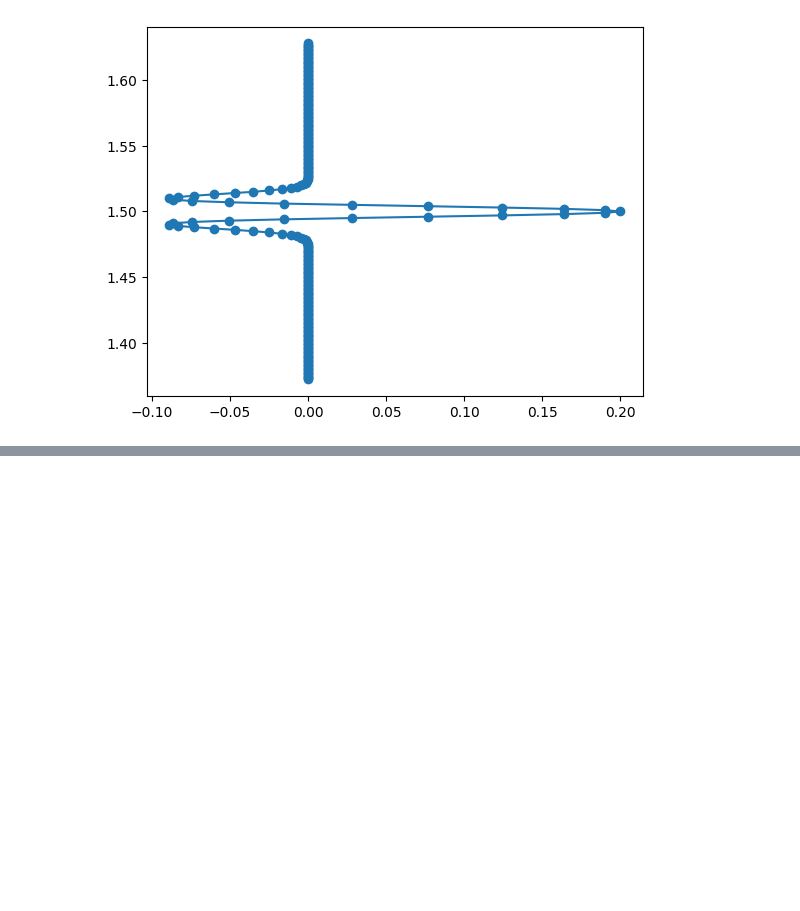
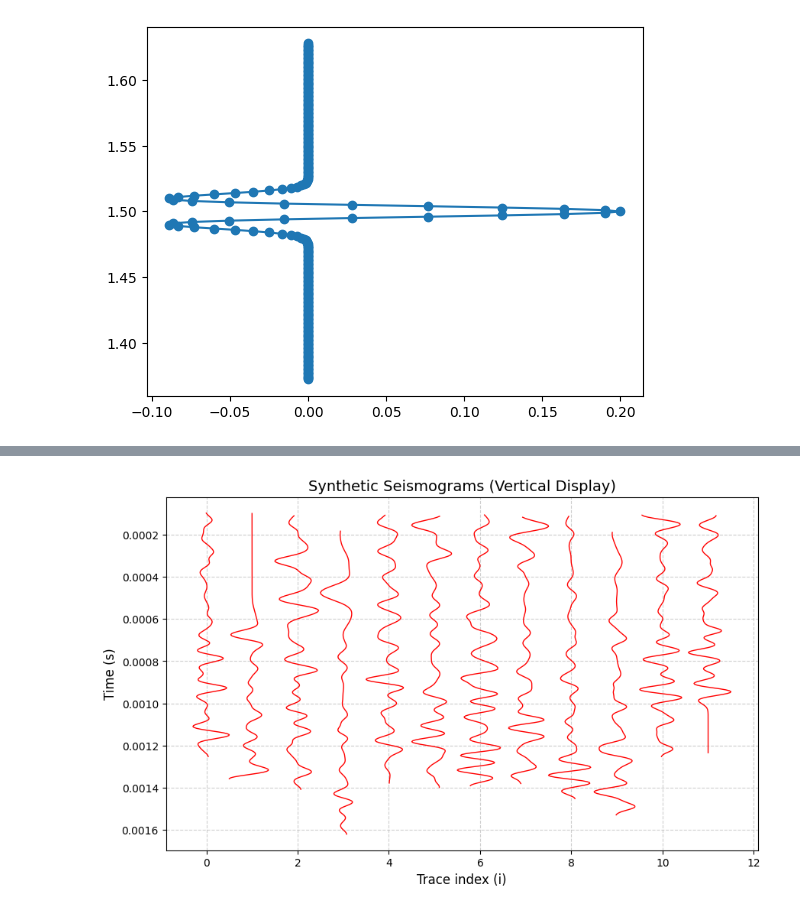
Before and after one commit to Dunckleosteus/seismic, a Jupyter notebook: seismic.ipynb, the cells around one changed output, grey strips where cells are left out. Drawn from its saved outputs; the diff is of its cells as text; code cells hidden in the pictures; blank space fills up the shorter version.

```diff
--- a/seismic.ipynb
+++ b/seismic.ipynb
@@ -197,0 +264,39 @@ for i, rc in enumerate(reflection_coeff):
+# %%
+import numpy as np
+import matplotlib.pyplot as plt
+from scipy.interpolate import interp1d
+
+plt.figure(figsize=(10, 6))  # Taille du graphique
+
+for i, rc in enumerate(reflection_coeff):
+    rc2, w2 = equalize_arrays(rc, w)  # Égalisation des longueurs
+    syn = np.convolve(rc2, w2, mode='same')  # Convolution
+
+    # Extraction du temps correspondant à rc
+    time_original = time_matrix[:, i]
+
+    # Vérification et interpolation du temps si nécessaire
+    if len(time_original) != len(rc2):
+        f = interp1d(np.linspace(0, 1, len(time_original)), time_original, kind='linear', fill_value="extrapolate")
+        time_resampled = f(np.linspace(0, 1, len(rc2)))
+    else:
+        time_resampled = time_original
+
+    # Normalisation et recentrage de syn autour de X = i
+    syn_norm = syn / np.max(np.abs(syn)) * 0.5  # Mise à l'échelle pour éviter le chevauchement
+    x_values = syn_norm + i  # Décalage en X pour l'alignement
+
+    # Tracé du sismogramme à la verticale
+    plt.plot(x_values, time_resampled, color='r', linewidth=1)
+
+# Personnalisation du plot
+plt.gca().invert_yaxis()  # Mettre l'origine du temps en haut
+plt.xlabel('Trace index (i)', fontsize=12)
+plt.ylabel('Time (s)', fontsize=12)
+plt.title('Synthetic Seismograms (Vertical Display)', fontsize=14)
+plt.grid(True, linestyle='--', alpha=0.6)
+
+# Affichage
+plt.show()
+# %% [output]
+[figure, added]
```
Also changed, not shown: parts of 3 cells of this notebook.
